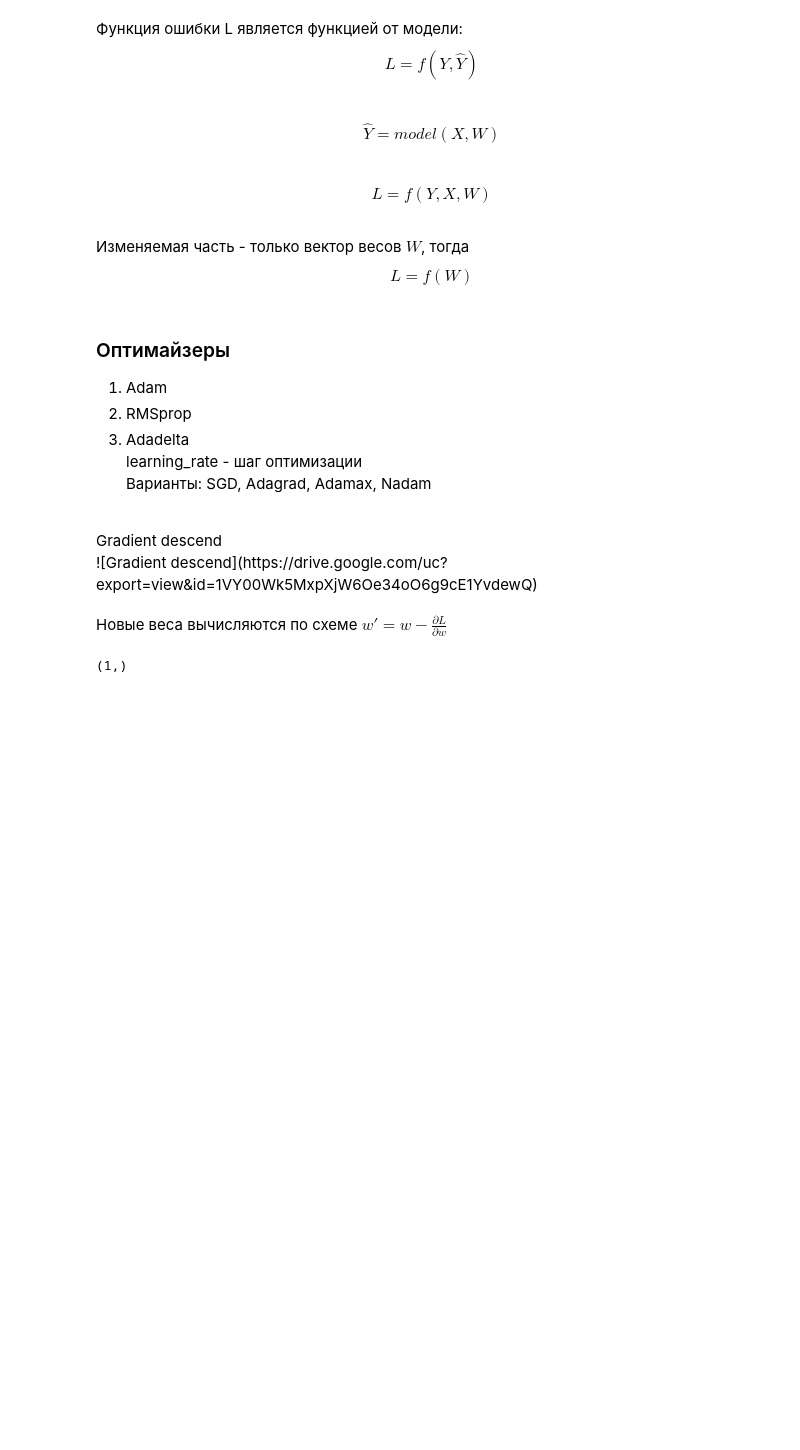
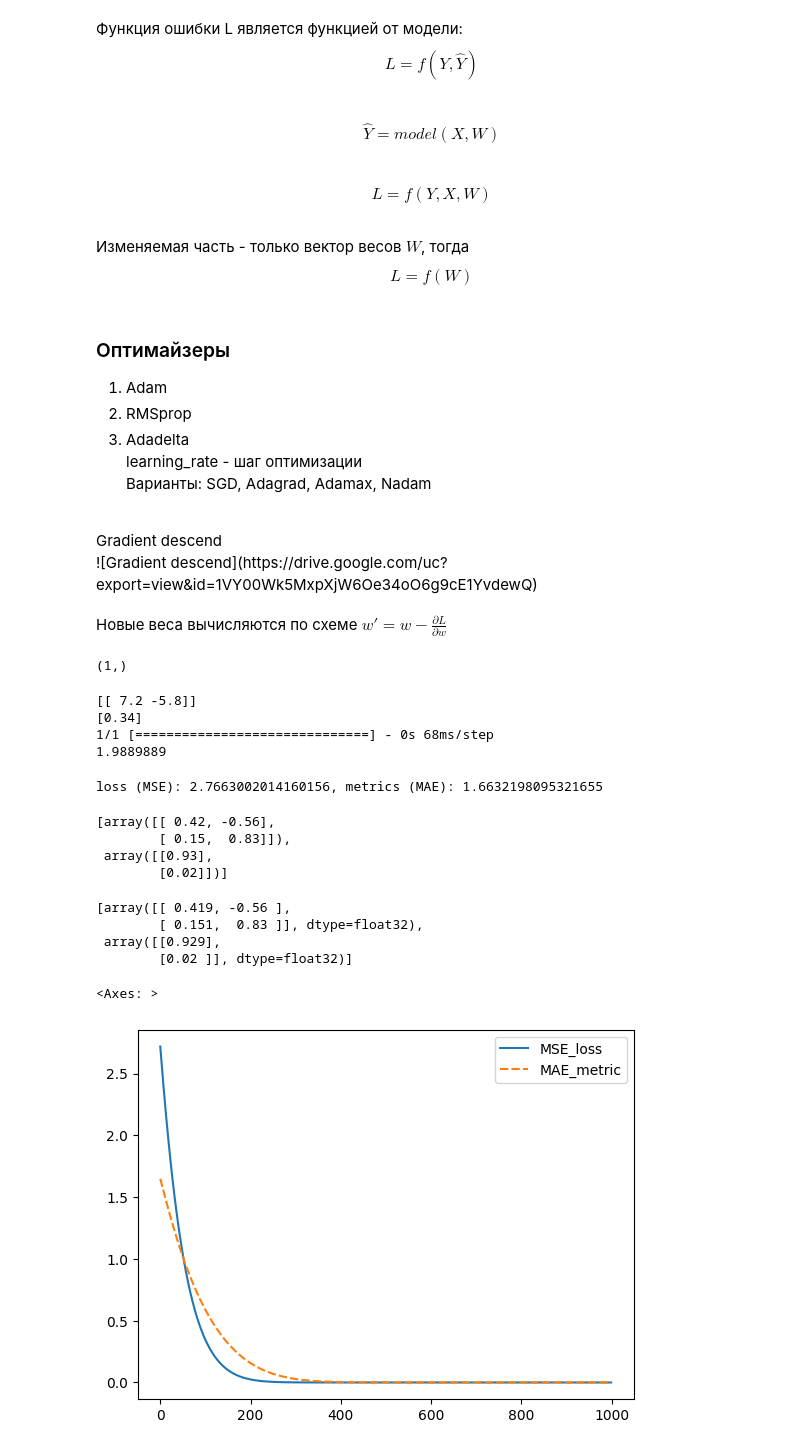
Before and after one commit to aleks-haksly/AI, a Jupyter notebook: L1/lecture_1.ipynb, the cells around one changed output. Saved outputs shown, nothing was run; the diff lists cells and outputs as text; code cells hidden in the pictures; blank space fills up the shorter version.

Commit message:
plot weights and losses

```diff
--- a/L1/lecture_1.ipynb
+++ b/L1/lecture_1.ipynb
@@ -216,0 +220,50 @@ model_test.set_weights(new_weights)
+# %%
+#model_test.compile(optimizer=Adam(0.001), loss='mse')
+model_test.compile(optimizer='adam', loss='mse', metrics=['mae']) # метрику выбираем MAE, так как она более наглядная
+# %%
+l = model_test.train_on_batch(x_train, y_train) # тренируем модель. Получаем ошибку и метрику
+print(x_train)
+print(y_train)
+print(model_test.predict(x_train)[0][0])
+# %% [output]
+[[ 7.2 -5.8]]
+[0.34]
+1/1 [==============================] - 0s 68ms/step
+1.9889889
+# %%
+print("loss (MSE): {0}, metrics (MAE): {1}".format(*l))
+# %% [output]
+loss (MSE): 2.7663002014160156, metrics (MAE): 1.6632198095321655
+# %%
+# Первоначальные веса:
+new_weights
+# %% [output]
+[array([[ 0.42, -0.56],
+        [ 0.15,  0.83]]),
+ array([[0.93],
+        [0.02]])]
+# %%
+# Веса в процессе обучения начали меняться (после 1 цикла обучения):
+model_test.get_weights()
+# %% [output]
+[array([[ 0.419, -0.56 ],
+        [ 0.151,  0.83 ]], dtype=float32),
+ array([[0.929],
+        [0.02 ]], dtype=float32)]
+# %%
+# Проведем 1000 циклов обучения:
+weights = []
+losses = []
+for _ in range(1000):
+  l = model_test.train_on_batch(x_train, y_train)
+  losses.append(l) # сохраним промежуточные значения функции ошибки и метрики
+  weights.append(model_test.get_weights()) # сохраним промежуточные значения весов
+# %%
+df_losses = pd.DataFrame(losses, columns=['MSE_loss', 'MAE_metric']) # Для удобсва сохраним loss и metric в DataFrame
+df_weights = pd.DataFrame(weights).applymap(lambda x: sum(x.tolist(), [])) # Для удобсва сохраним веса в DataFrame
+# %%
+# Посмотрим, как менялась ошибка в процессе обучения
+sns.lineplot(df_losses)
+# %% [output]
+<Axes: >
+[figure, added]
```
Also changed, not shown: parts of 7 cells of this notebook.
